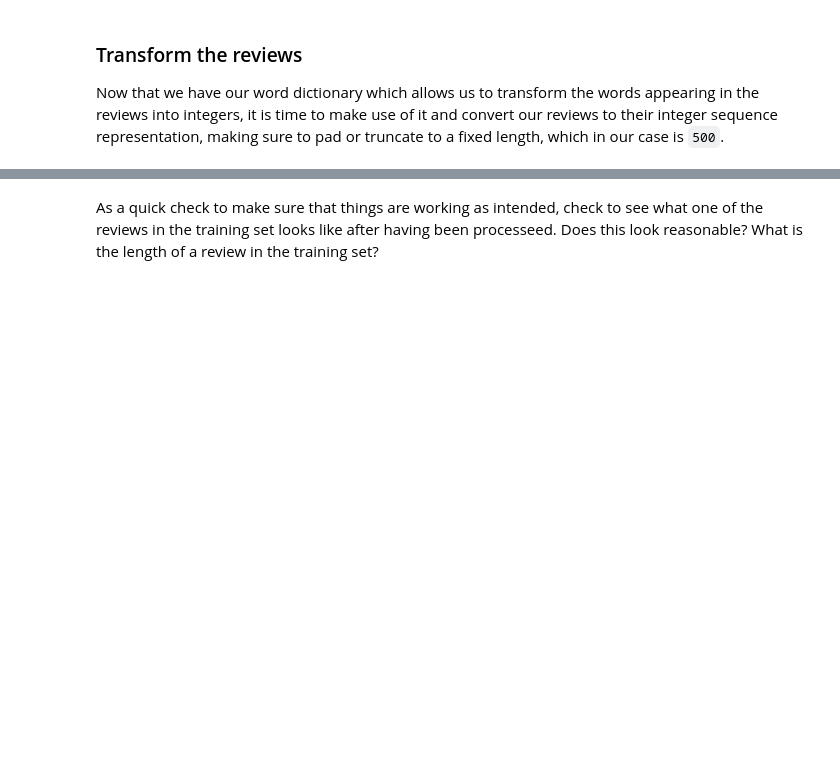
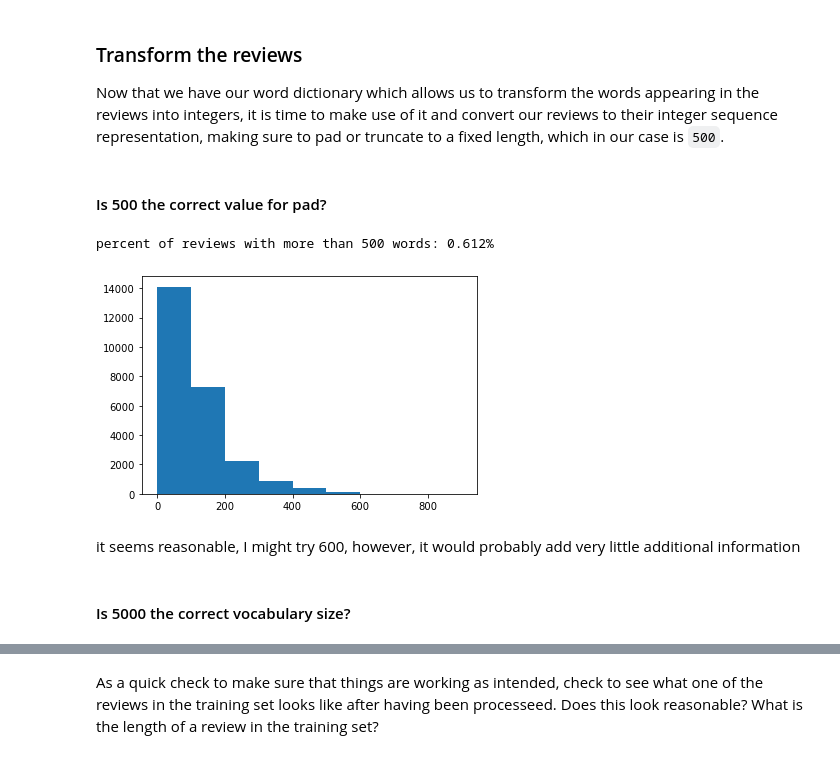
Before and after one commit to IanEdington/learn, a Jupyter notebook: machine-learning/ND009t/P3_deploy_a_sentiment_analysis_model/SageMaker Project.ipynb, the cells around one changed output, grey strips where cells are left out. Cells and saved outputs as stored; diff of their text form; code cells hidden in the pictures; blank space fills up the shorter version.

Commit message:
ND009T P3 Sentiment Analysis Solution

```diff
--- a/machine-learning/ND009t/P3_deploy_a_sentiment_analysis_model/SageMaker Project.ipynb
+++ b/machine-learning/ND009t/P3_deploy_a_sentiment_analysis_model/SageMaker Project.ipynb
@@ -48,10 +80,7 @@ As in the XGBoost in SageMaker notebook, we will be using the [IMDb dataset](htt
 
 Also, as in the XGBoost notebook, we will be doing some initial data processing. The first few steps are the same as in the XGBoost example. To begin with, we will read in each of the reviews and combine them into a single input structure. Then, we will split the dataset into a training set and a testing set.
 # %%
-import os
-import glob
-
-def read_imdb_data(data_dir='../data/aclImdb'):
+def read_imdb_data(data_dir='./data/aclImdb'):
     data = {}
     labels = {}
 
@@ -73,7 +102,7 @@ def read_imdb_data(data_dir='../data/aclImdb'):
                     labels[data_type][sentiment].append(1 if sentiment == 'pos' else 0)
 
             assert len(data[data_type][sentiment]) == len(labels[data_type][sentiment]), \
-                    "{}/{} data size does not match labels size".format(data_type, sentiment)
+                "{}/{} data size does not match labels size".format(data_type, sentiment)
 
     return data, labels
 # %%
@@ -199,22 +301,28 @@ To begin with, we need to construct a way to map words that appear in the review
 # %%
 import numpy as np
 
-def build_dict(data, vocab_size = 5000):
+
+def build_dict(data, vocab_size=5000):
     """Construct and return a dictionary mapping each of the most frequently appearing words to a unique integer."""
 
-    # TODO: Determine how often each word appears in `data`. Note that `data` is a list of sentences and that a
+    # DONE: Determine how often each word appears in `data`. Note that `data` is a list of sentences and that a
     #       sentence is a list of words.
 
-    word_count = {} # A dict storing the words that appear in the reviews along with how often they occur
+    word_count = {}  # A dict storing the words that appear in the reviews along with how often they occur
 
-    # TODO: Sort the words found in `data` so that sorted_words[0] is the most frequently appearing word and
+    for review in data:
+        for word in review:
+            word_count[word] = (word_count[word] if word in word_count else 0) + 1
+
+    # DONE: Sort the words found in `data` so that sorted_words[0] is the most frequently appearing word and
     #       sorted_words[-1] is the least frequently appearing word.
+    sorted_words = list(map(lambda i: i[0],
+                            sorted(word_count.items(), key=lambda i: i[1], reverse=True)
+                            ))
 
-    sorted_words = None
-
-    word_dict = {} # This is what we are building, a dictionary that translates words into integers
-    for idx, word in enumerate(sorted_words[:vocab_size - 2]): # The -2 is so that we save room for the 'no word'
-        word_dict[word] = idx + 2                              # 'infrequent' labels
+    word_dict = {}  # This is what we are building, a dictionary that translates words into integers
+    for idx, word in enumerate(sorted_words[:vocab_size - 2]):  # The -2 is so that we save room for the 'no word'
+        word_dict[word] = idx + 2  # 'infrequent' labels
 
     return word_dict
 # %%
@@ -230,8 +348,8 @@ word_dict = build_dict(train_X)
 
 Later on when we construct an endpoint which processes a submitted review we will need to make use of the `word_dict` which we have created. As such, we will save it to a file now for future use.
 # %%
-data_dir = '../data/pytorch' # The folder we will use for storing data
-if not os.path.exists(data_dir): # Make sure that the folder exists
+data_dir = './data/pytorch'  # The folder we will use for storing data
+if not os.path.exists(data_dir):  # Make sure that the folder exists
     os.makedirs(data_dir)
 # %%
 with open(os.path.join(data_dir, 'word_dict.pkl'), "wb") as f:
@@ -240,3 +358,22 @@ with open(os.path.join(data_dir, 'word_dict.pkl'), "wb") as f:
 ### Transform the reviews
 
 Now that we have our word dictionary which allows us to transform the words appearing in the reviews into integers, it is time to make use of it and convert our reviews to their integer sequence representation, making sure to pad or truncate to a fixed length, which in our case is `500`.
+# %% [markdown]
+#### Is 500 the correct value for pad?
+# %%
+number_of_words_per_review = np.array(list(map(len, train_X)))
+
+number_of_reviews_with_more_than_500_words = len(number_of_words_per_review[number_of_words_per_review > 500])
+percent_of_reviews_with_gt_500_words = 100 * number_of_reviews_with_more_than_500_words / len(
+    number_of_words_per_review)
+print(f'percent of reviews with more than 500 words: {percent_of_reviews_with_gt_500_words}%')
+
+plt.hist(number_of_words_per_review, bins=range(0, 1000, 100))
+plt.title = 'hist of length of review in words'
+# %% [output]
+percent of reviews with more than 500 words: 0.612%
+[figure, added]
+# %% [markdown]
+it seems reasonable, I might try 600, however, it would probably add very little additional information
+# %% [markdown]
+#### Is 5000 the correct vocabulary size?
```
Also changed, not shown: parts of 61 cells of this notebook, 7 other files.
